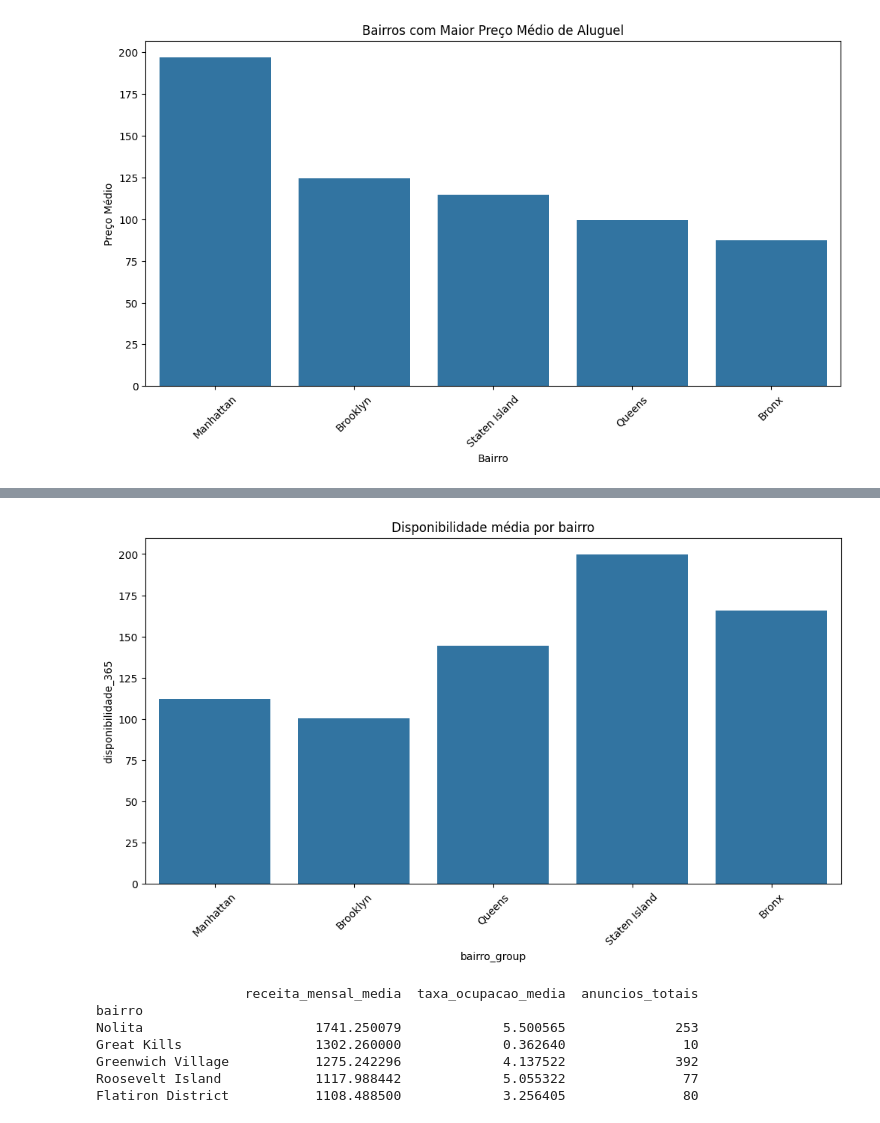
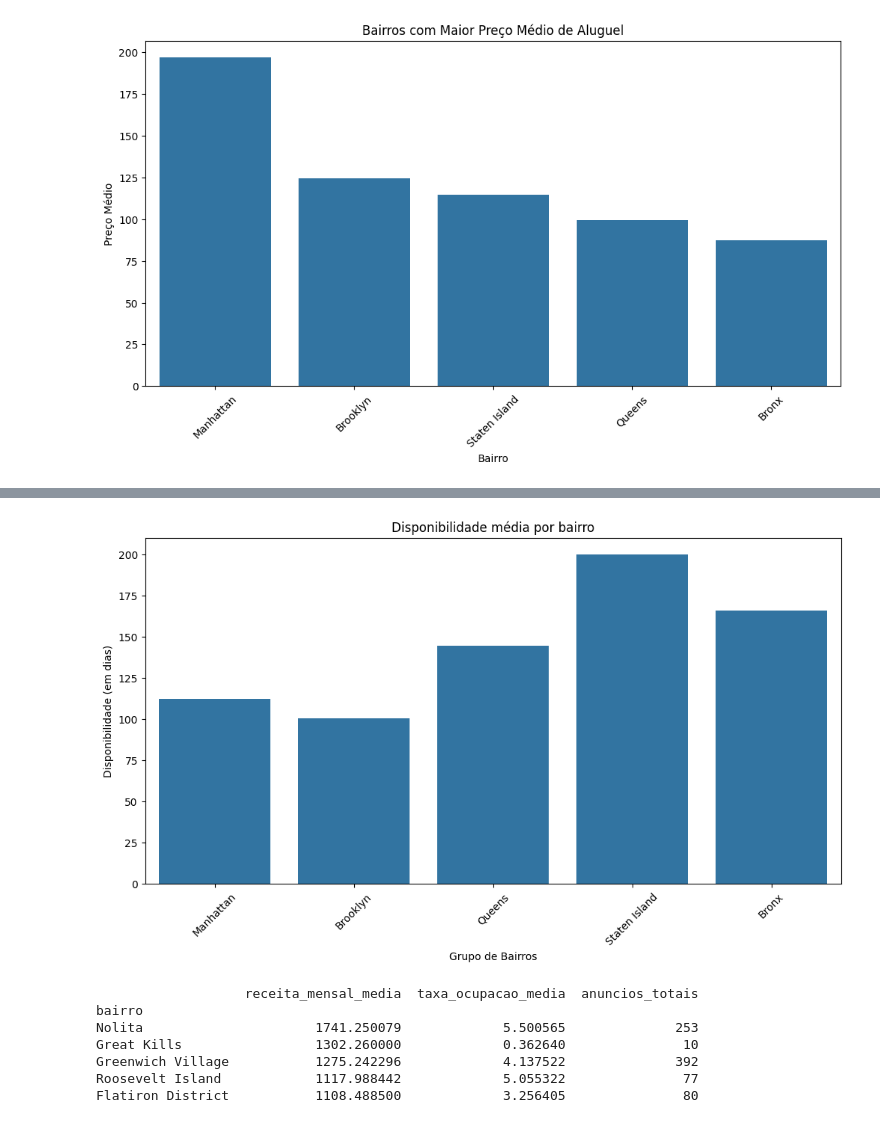
Before and after one commit to hlnmrqs/LH_CD_Helen_Carneiro, a Jupyter notebook: notebook/projeto.ipynb, the cells around one changed output, grey strips where cells are left out. Saved outputs shown, nothing was run; the diff lists cells and outputs as text; code cells hidden in the pictures.

```diff
--- a/notebook/projeto.ipynb
+++ b/notebook/projeto.ipynb
@@ -90,14 +108,0 @@ dtype: int64
-# %%
-## O tratamento adequado para os dados NA
-## Para colunas nome e host_name, os valores nulos serão preenchidos por 'Desconhecido'; para valores de ultima_review serão
-# substituídos por uma data padrão e as reviews em branco serão substituídas por 0
-
-df_prices = df_prices.assign(
-    nome=df_prices['nome'].fillna('Desconhecido'),
-    host_name=df_prices['host_name'].fillna('Desconhecido'),
-    ultima_review=df_prices['ultima_review'].fillna(pd.Timestamp('2000-01-01')),
-    reviews_por_mes=df_prices['reviews_por_mes'].fillna(0)
-)
-
-## Verificando se ainda há valores nulos
-print(df_prices.isna().sum())
@@ -238,11 +249,13 @@ m
 # %%
 plt.figure(figsize=(12,6))
 sns.barplot(x="bairro_group", y="disponibilidade_365", data=df_prices, errorbar=None)
 plt.title("Disponibilidade média por bairro")
+plt.xlabel("Grupo de Bairros")
+plt.ylabel("Disponibilidade (em dias)")
 plt.xticks(rotation=45)
 plt.show()
 # %% [output]
-[figure, old version]
+[figure, new version]
 # %%
 df_prices["reviews_por_mes"] = df_prices["reviews_por_mes"].fillna(0)
 df_prices["disponibilidade_365"] = df_prices["disponibilidade_365"].replace(0, 1)
```
Also changed, not shown: parts of 26 cells of this notebook.
